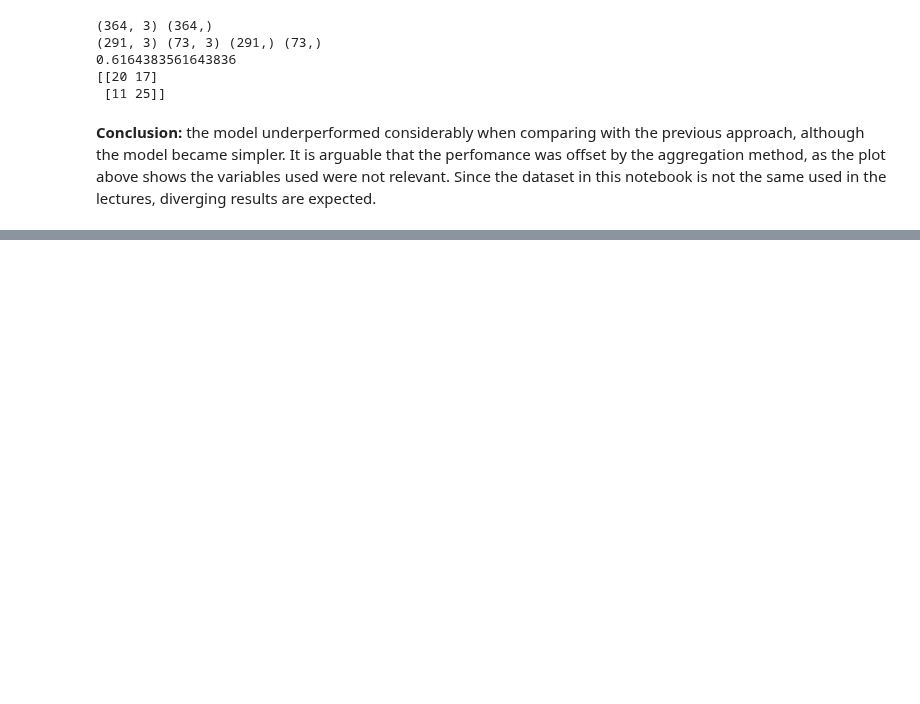
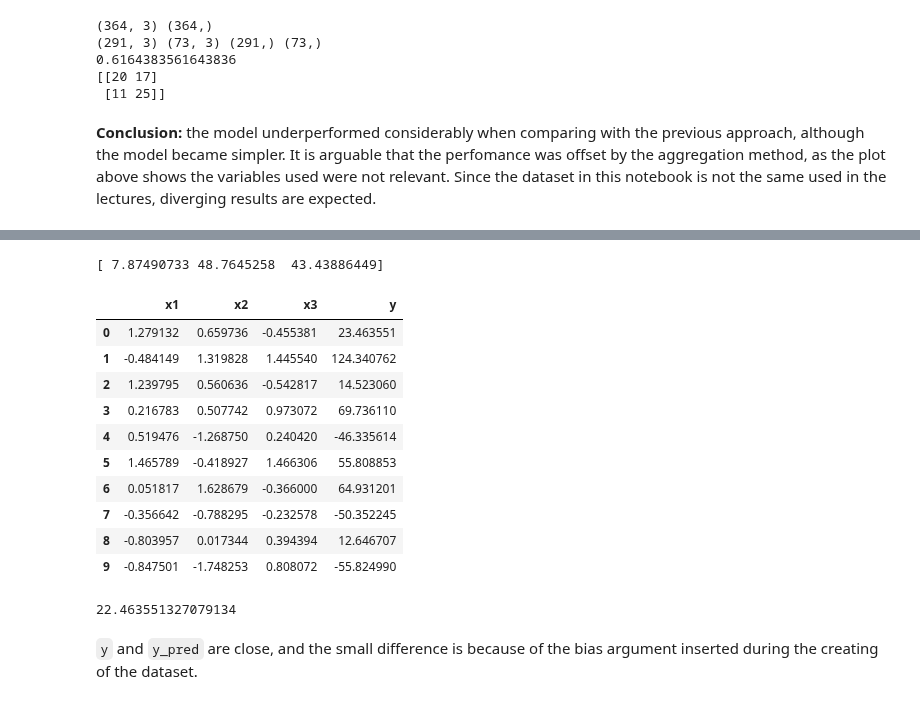
Before and after one commit to rknagao/studies, a Jupyter notebook: caltech_ml_course/lecture03_linear_model_1/lecture03.ipynb, the cells around one changed output, grey strips where cells are left out. Drawn from its saved outputs; the diff is of its cells as text; code cells hidden in the pictures; blank space fills up the shorter version.

Commit message:
linear regression matrix calculation in lecture 3

```diff
--- a/caltech_ml_course/lecture03_linear_model_1/lecture03.ipynb
+++ b/caltech_ml_course/lecture03_linear_model_1/lecture03.ipynb
@@ -181,0 +187,29 @@ the model underperformed considerably when comparing with the previous approach,
+# %%
+# Creating the dummy dataset with bias.
+X, y, coef = make_regression(n_samples=10, n_features=3, n_informative=3, bias=1, coef=True, random_state=52)
+print(coef)
+
+df = pd.DataFrame(data=X, columns=['x1', 'x2', 'x3'])
+df['y'] = y
+df
+# %% [output]
+[ 7.87490733 48.7645258  43.43886449]
+|  | x1 | x2 | x3 | y |
+| 0 | 1.279132 | 0.659736 | -0.455381 | 23.463551 |
+| 1 | -0.484149 | 1.319828 | 1.445540 | 124.340762 |
+| 2 | 1.239795 | 0.560636 | -0.542817 | 14.523060 |
+| 3 | 0.216783 | 0.507742 | 0.973072 | 69.736110 |
+| 4 | 0.519476 | -1.268750 | 0.240420 | -46.335614 |
+| 5 | 1.465789 | -0.418927 | 1.466306 | 55.808853 |
+| 6 | 0.051817 | 1.628679 | -0.366000 | 64.931201 |
+| 7 | -0.356642 | -0.788295 | -0.232578 | -50.352245 |
+| 8 | -0.803957 | 0.017344 | 0.394394 | 12.646707 |
+| 9 | -0.847501 | -1.748253 | 0.808072 | -55.824990 |
+# %%
+# Checking the variables and coefficient.
+y_pred = df.loc[0, 'x1'] * coef[0] + df.loc[0, 'x2'] * coef[1] + df.loc[0, 'x3'] * coef[2]
+y_pred
+# %% [output]
+22.463551327079134
+# %% [markdown]
+`y` and `y_pred` are close, and the small difference is because of the bias argument inserted during the creating of the dataset.
```
Also changed, not shown: parts of 13 cells of this notebook, 2 other files.
